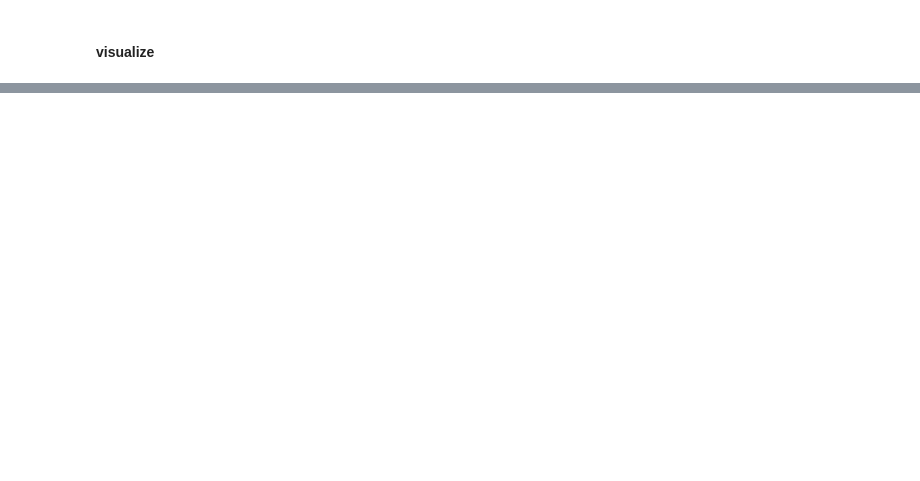
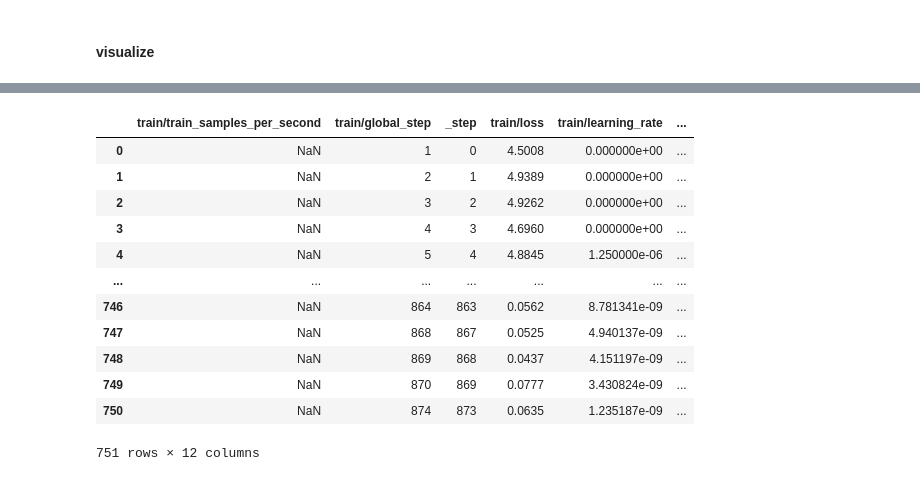
Before and after one commit to amew0/LLaVA-NeXT, a Jupyter notebook: docs/LLaVA_OneVision_Tutorials.ipynb, the cells around one changed output, grey strips where cells are left out. Drawn from its saved outputs; the diff is of its cells as text; code cells hidden in the pictures; blank space fills up the shorter version.

```diff
--- a/docs/LLaVA_OneVision_Tutorials.ipynb
+++ b/docs/LLaVA_OneVision_Tutorials.ipynb
@@ -598,0 +612,31 @@ plt.show()
+# %%
+run_a_b_id ="wcutwl50"
+run_b_c_id = "jkea7ltb"
+entity = "my-ku-org"
+project = "huggingface"
+
+api = wandb.Api()
+run_a_b = api.run(f"{entity}/{project}/{run_a_b_id}")
+run_b_c = api.run(f"{entity}/{project}/{run_b_c_id}")
+
+# Convert the runs to pandas dataframes
+history_a_b = run_a_b.history()
+history_b_c = run_b_c.history()
+history_b_c['train/epoch'] = history_b_c['train/epoch'] + 1
+combined_history = pd.concat([history_a_b, history_b_c], ignore_index=True)
+# %%
+combined_history
+# %% [output]
+|  | train/train_samples_per_second | train/global_step | _step | train/loss | train/learning_rate | ... |
+| 0 | NaN | 1 | 0 | 4.5008 | 0.000000e+00 | ... |
+| 1 | NaN | 2 | 1 | 4.9389 | 0.000000e+00 | ... |
+| 2 | NaN | 3 | 2 | 4.9262 | 0.000000e+00 | ... |
+| 3 | NaN | 4 | 3 | 4.6960 | 0.000000e+00 | ... |
+| 4 | NaN | 5 | 4 | 4.8845 | 1.250000e-06 | ... |
+| ... | ... | ... | ... | ... | ... | ... |
+| 746 | NaN | 864 | 863 | 0.0562 | 8.781341e-09 | ... |
+| 747 | NaN | 868 | 867 | 0.0525 | 4.940137e-09 | ... |
+| 748 | NaN | 869 | 868 | 0.0437 | 4.151197e-09 | ... |
+| 749 | NaN | 870 | 869 | 0.0777 | 3.430824e-09 | ... |
+| 750 | NaN | 874 | 873 | 0.0635 | 1.235187e-09 | ... |
+751 rows × 12 columns
```
Also changed, not shown: parts of 47 cells of this notebook, 5 other files.
